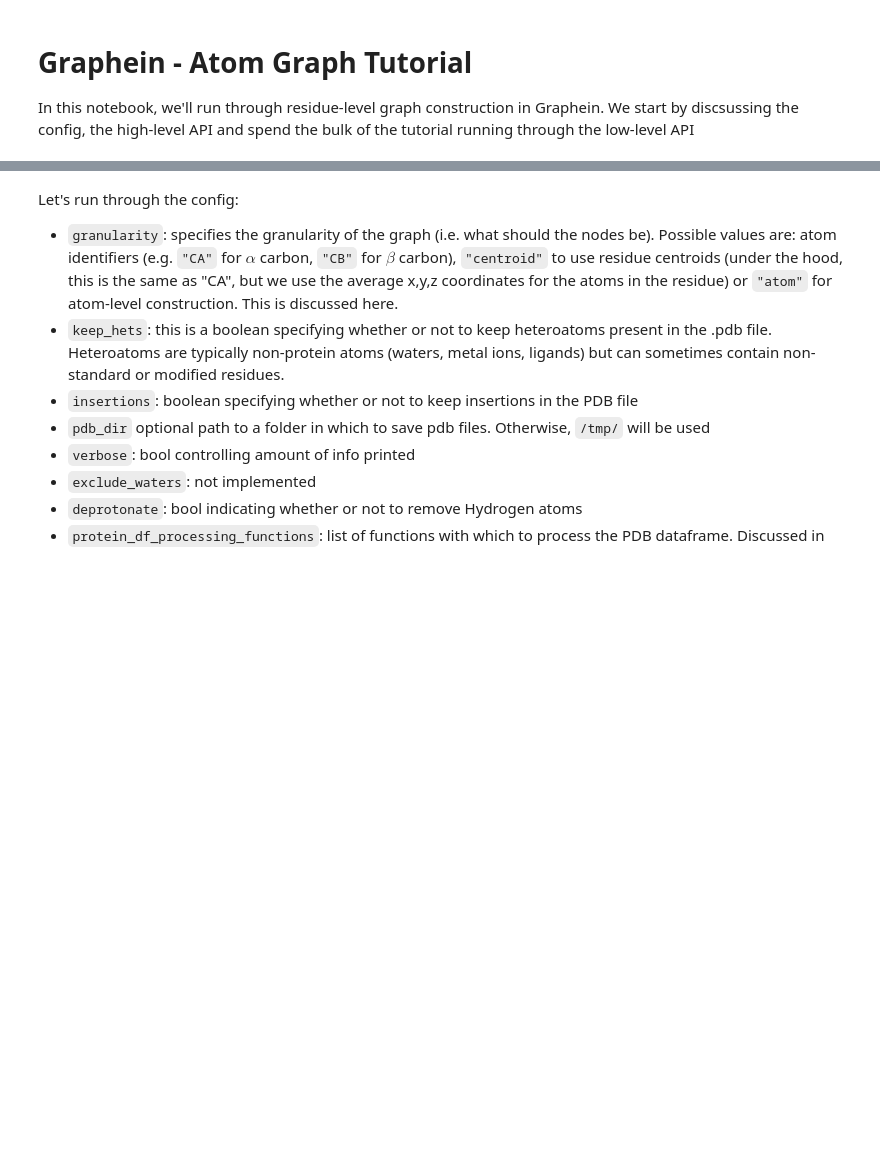
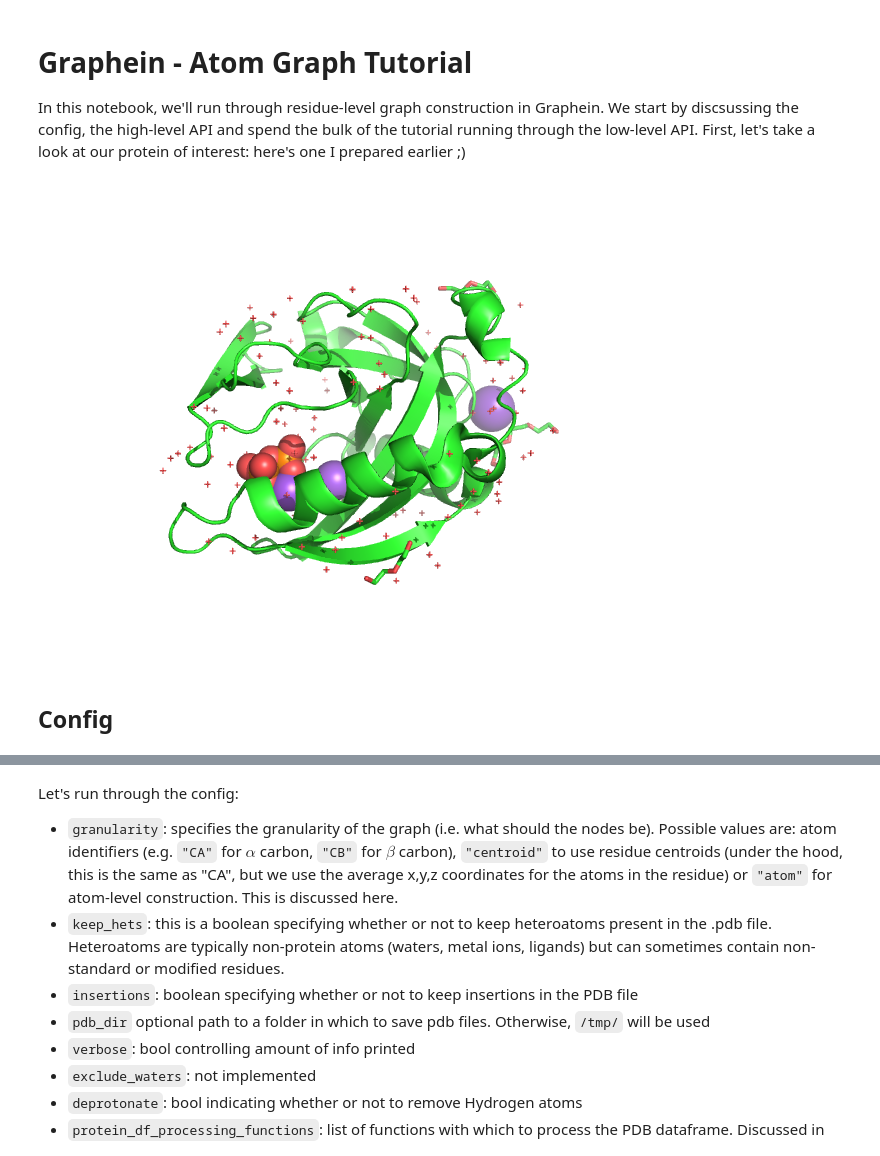
Before and after one commit to a-r-j/graphein, a Jupyter notebook: notebooks/atom_graph_tutorial.ipynb, the cells around one changed output, grey strips where cells are left out. Drawn from its saved outputs; the diff is of its cells as text; code cells hidden in the pictures; blank space fills up the shorter version.

Commit message:
[Notebooks] update notebooks for release

```diff
--- a/notebooks/atom_graph_tutorial.ipynb
+++ b/notebooks/atom_graph_tutorial.ipynb
@@ -5,7 +6,16 @@ logging.basicConfig(level="INFO")
 # %% [markdown]
 # Graphein - Atom Graph Tutorial
 
-In this notebook, we'll run through residue-level graph construction in Graphein. We start by discsussing the config, the high-level API and spend the bulk of the tutorial running through the low-level API
+In this notebook, we'll run through residue-level graph construction in Graphein. We start by discsussing the config, the high-level API and spend the bulk of the tutorial running through the low-level API. First, let's take a look at our protein of interest: here's one I prepared earlier ;)
+# %%
+from graphein.utils.pymol import MolViewer
+pymol = MolViewer()
+pymol.fetch('3eiy')
+pymol.display()
+# %% [output]
+[figure, added]
+# %% [markdown]
+## Config
 # %%
 from graphein.protein.config import ProteinGraphConfig
 
```
Also changed, not shown: parts of 7 cells of this notebook, 6 other files.
